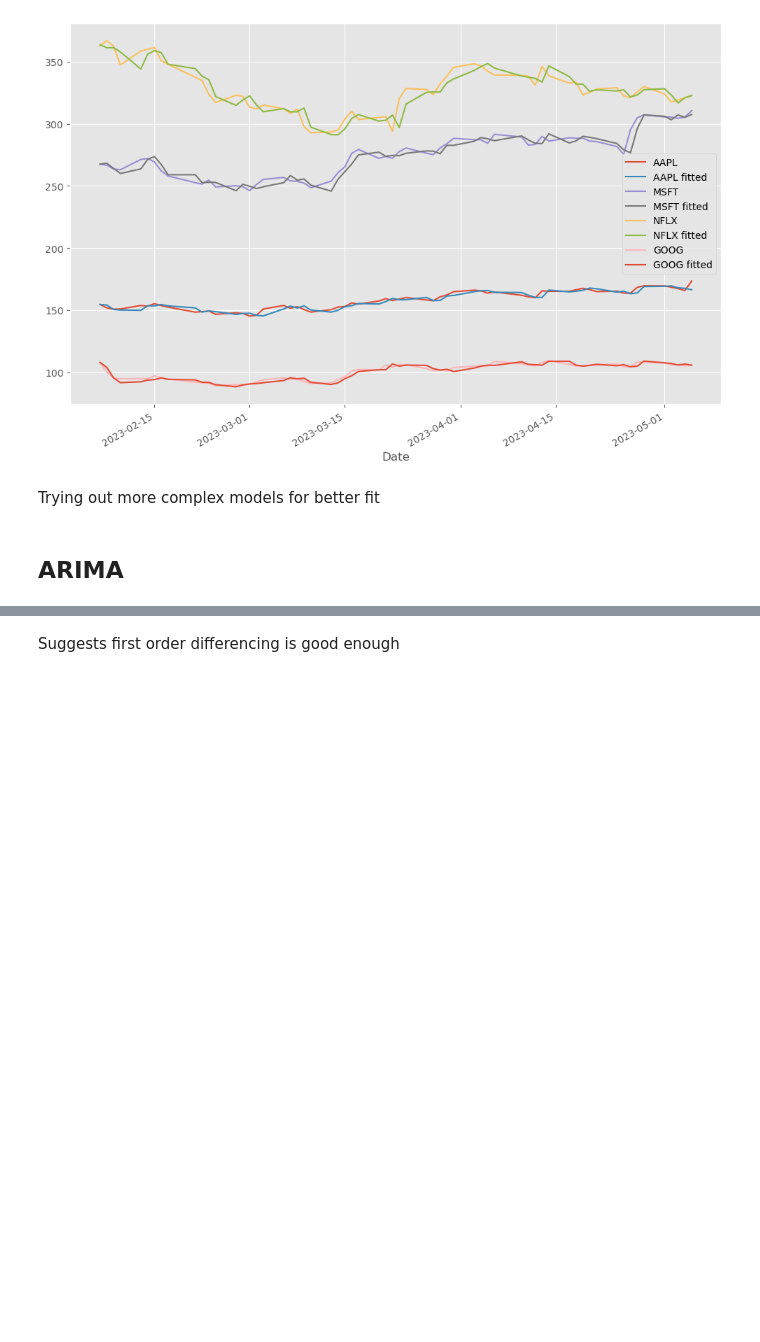
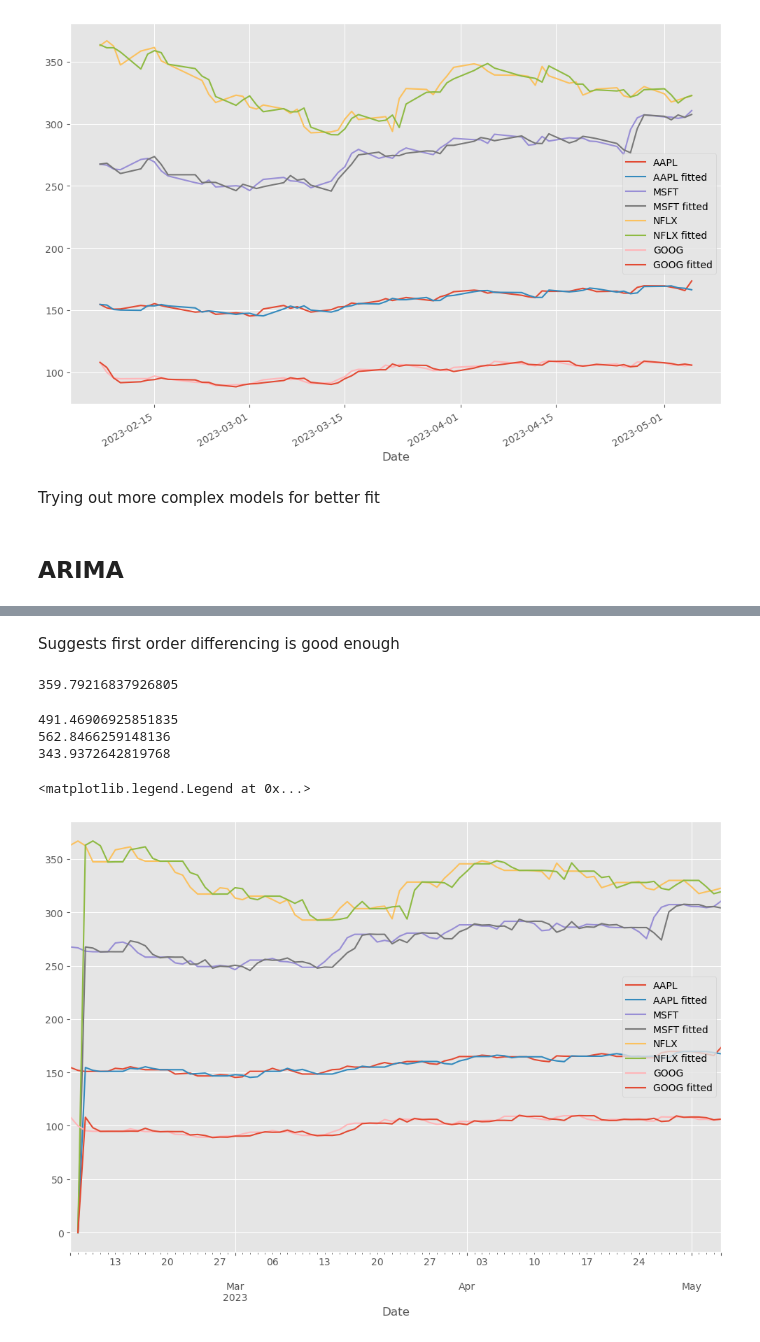
Before and after one commit to wp225/Data_Science_Practice, a Jupyter notebook: Time-Series /time_series_analysis.ipynb, the cells around one changed output, grey strips where cells are left out. Drawn from its saved outputs; the diff is of its cells as text; code cells hidden in the pictures; blank space fills up the shorter version.

Commit message:
ARIIMA model

```diff
--- a/Time-Series /time_series_analysis.ipynb
+++ b/Time-Series /time_series_analysis.ipynb
@@ -101,7 +101,7 @@ def fit_model(ticket:str):
     model = ETSModel(series['Close'],
                      error='add',trend='add', seasonal='add',
                      seasonal_periods=5,
-                     damped_trend=True
+                     damped_trend=True,
                      )
     fit = model.fit(maxiter=10000,disp=False)
     series['Close'].plot(label=ticket)
@@ -228,2 +157,2 @@ plt.show()
-# %% [markdown]
-Suggests first order differencing is good enough
+# %% [markdown]
+Suggests first order differencing is good enough
@@ -229,0 +163,31 @@ Suggests first order differencing is good enough
+# %%
+import pandas as pd
+import matplotlib.pyplot as plt
+from statsmodels.tsa.arima.model import ARIMA
+
+def fit_arima_model(ticket: str):
+    test = stocks_df[stocks_df['Ticker'] == ticket]
+    series = test[['Close', 'Date']]
+    series.set_index('Date', inplace=True)
+    series.index = pd.to_datetime(series.index)
+    series = series.asfreq('D').fillna(method='ffill')
+    model = ARIMA(series['Close'], order=(0,1,1))
+    fit = model.fit()
+    print(fit.aic)
+
+
+
+    series['Close'].plot(label=ticket)
+    fit.fittedvalues.shift().plot(label=f'{ticket} fitted')
+# %%
+plt.figure(figsize=(12, 8))
+for ticket in stocks_df.Ticker.unique():
+    fit_arima_model(ticket)
+plt.legend(loc=7)
+# %% [output]
+359.79216837926805
+491.46906925851835
+562.8466259148136
+343.9372642819768
+<matplotlib.legend.Legend at 0x...>
+[figure, added]
```
Also changed, not shown: parts of 12 cells of this notebook, 8 other files.
